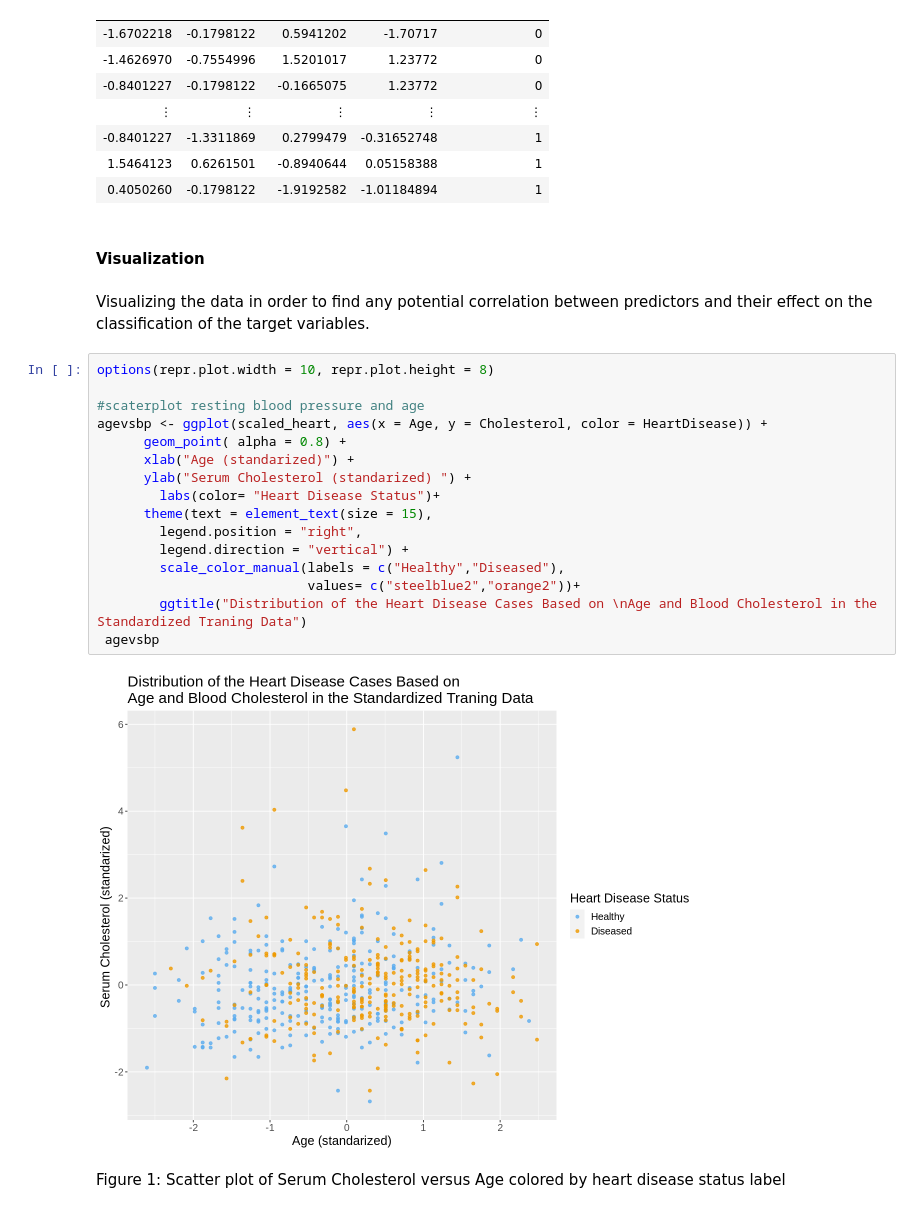
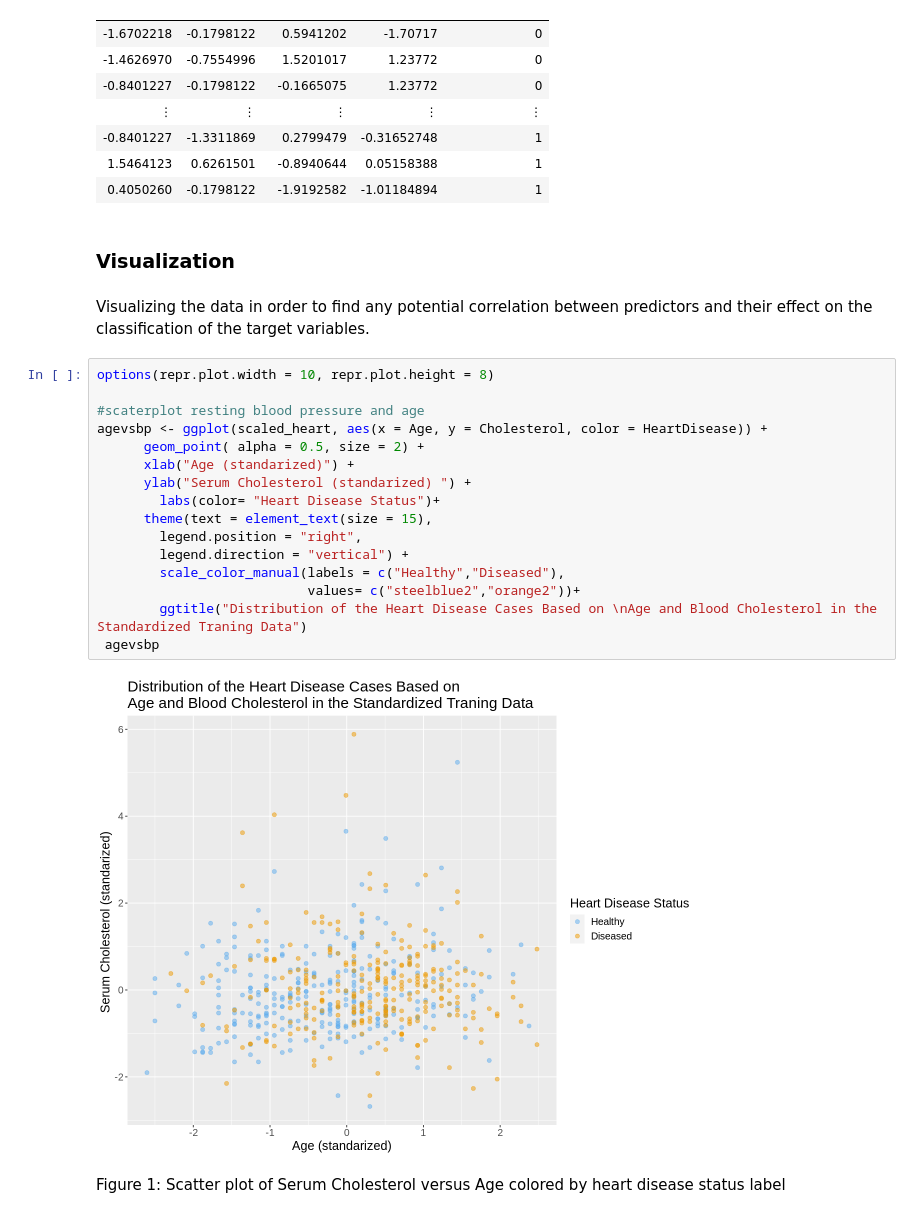
Before and after one commit to kiarashbahari/Group_project, a Jupyter notebook: project.ipynb, the cells around one changed output. Saved outputs shown, nothing was run; the diff lists cells and outputs as text.

```diff
--- a/project.ipynb
+++ b/project.ipynb
@@ -262,26 +252,26 @@ A tibble: 559 × 5
 | 1.5464123 | 0.6261501 | -0.8940644 | 0.05158388 | 1 |
 | 0.4050260 | -0.1798122 | -1.9192582 | -1.01184894 | 1 |
 # %% [markdown]
-#### Visualization
+### Visualization
 # %% [markdown]
 Visualizing the data in order to find any potential correlation between predictors and their effect on the classification of the target variables.
 # %%
 options(repr.plot.width = 10, repr.plot.height = 8)
 
 #scaterplot resting blood pressure and age
 agevsbp <- ggplot(scaled_heart, aes(x = Age, y = Cholesterol, color = HeartDisease)) +
-      geom_point( alpha = 0.8) +
+      geom_point( alpha = 0.5, size = 2) +
       xlab("Age (standarized)") +
       ylab("Serum Cholesterol (standarized) ") +
         labs(color= "Heart Disease Status")+
       theme(text = element_text(size = 15),
         legend.position = "right",
         legend.direction = "vertical") +
         scale_color_manual(labels = c("Healthy","Diseased"),
                            values= c("steelblue2","orange2"))+
         ggtitle("Distribution of the Heart Disease Cases Based on \nAge and Blood Cholesterol in the Standardized Traning Data")
  agevsbp
 # %% [output]
-[figure, old version]
+[figure, new version]
 # %% [markdown]
 Figure 1: Scatter plot of Serum Cholesterol versus Age colored by heart disease status label
```
Also changed, not shown: parts of 37 cells of this notebook.
